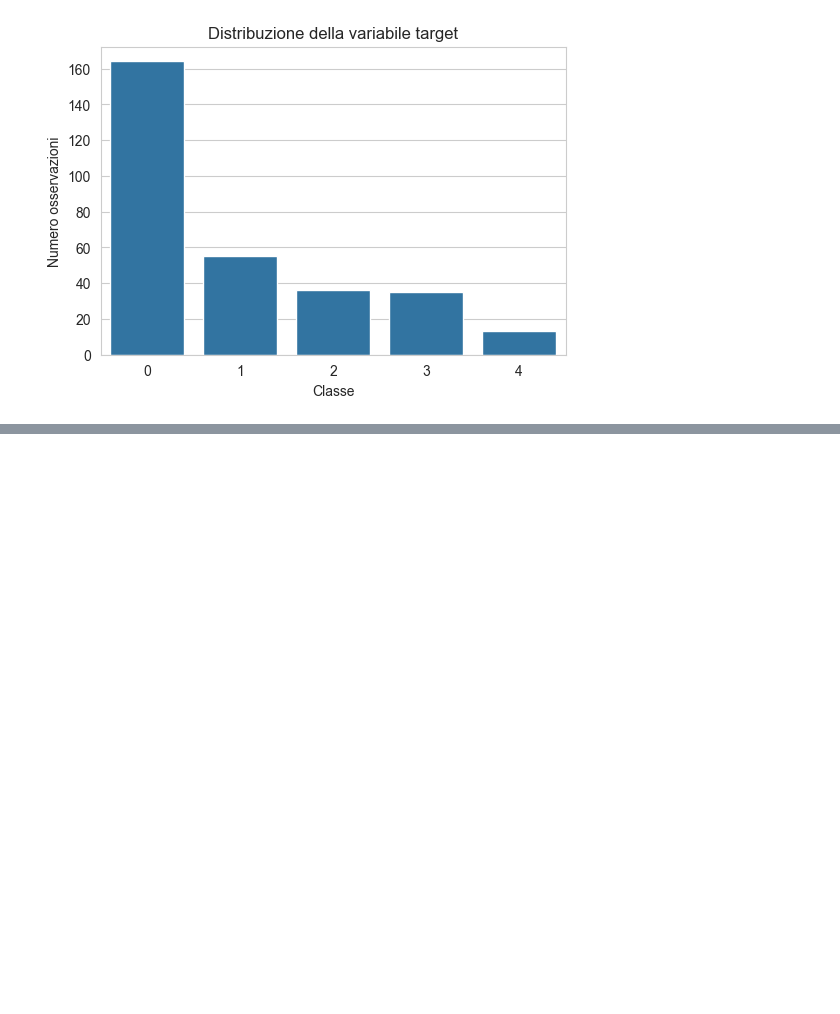
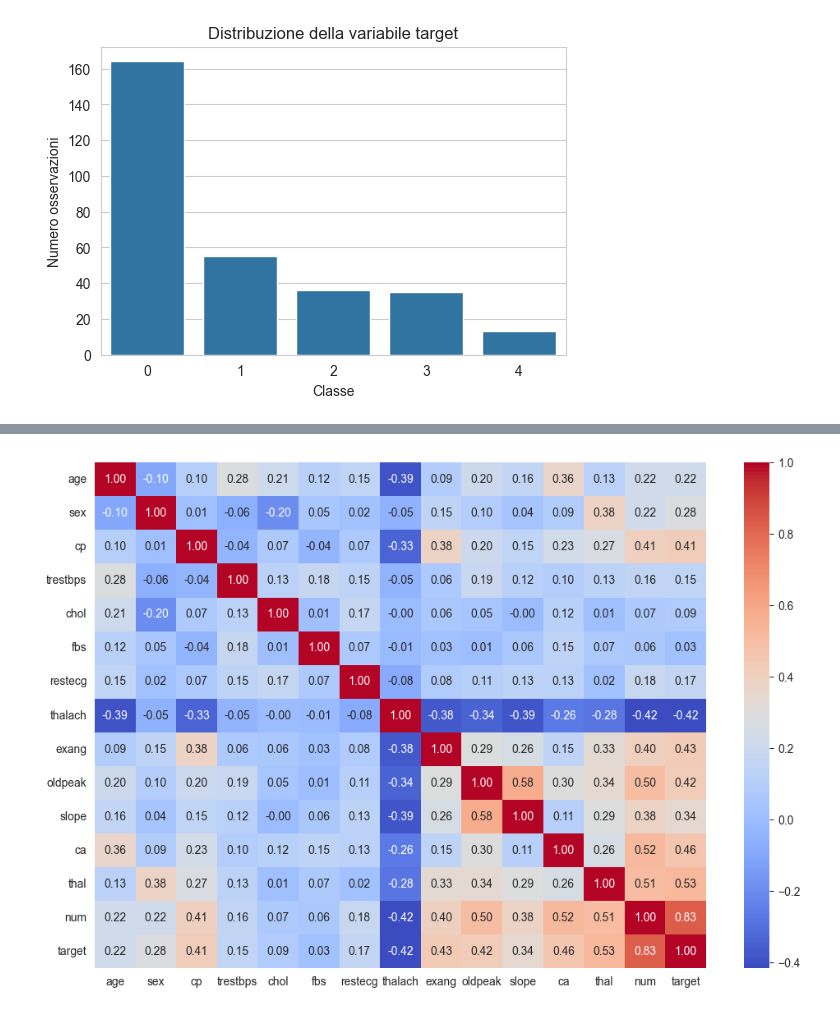
Before and after one commit to enri-arn/heart-disease-ml-classification, a Jupyter notebook: heart-disease-ml-classification.ipynb, the cells around one changed output, grey strips where cells are left out. Cells and saved outputs as stored; diff of their text form; code cells hidden in the pictures; blank space fills up the shorter version.

```diff
--- a/heart-disease-ml-classification.ipynb
+++ b/heart-disease-ml-classification.ipynb
@@ -221,0 +352,13 @@ L'analisi dei valori mancanti consentirà inoltre di definire le opportune strat
+# %%
+plt.figure(figsize=(12,8))
+
+sns.heatmap(
+    df.corr(numeric_only=True),
+    cmap="coolwarm",
+    annot=True,
+    fmt=".2f"
+)
+
+plt.show()
+# %% [output]
+[figure, added]
```
Also changed, not shown: parts of 41 cells of this notebook.
